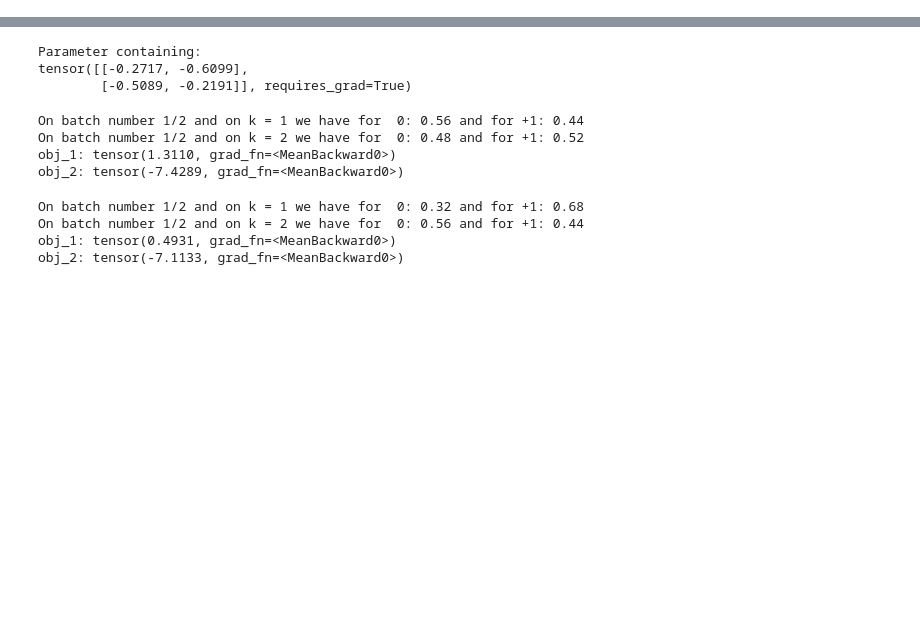
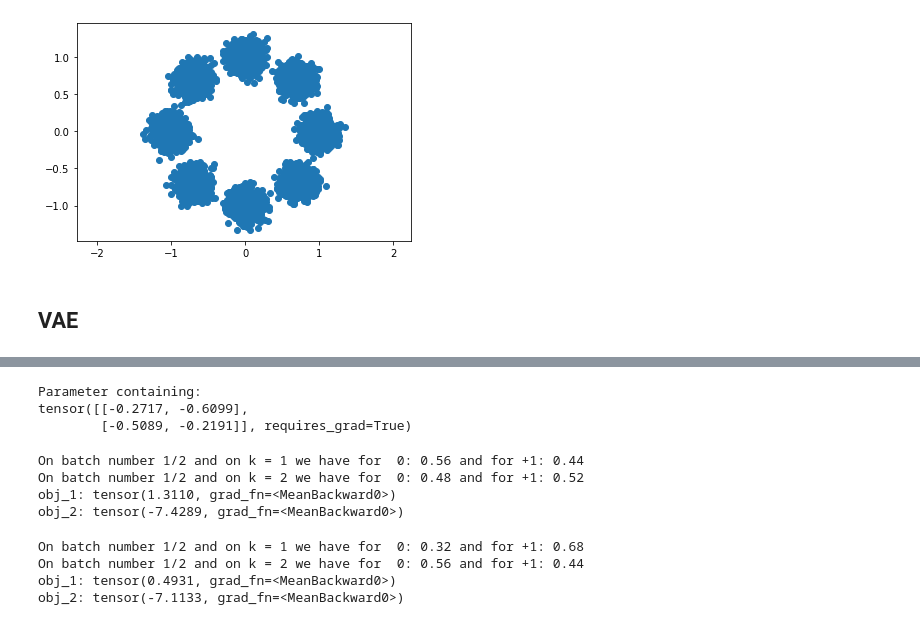
Before and after one commit to nkotelevskii/hmc, a Jupyter notebook: simple_examples.ipynb, the cells around one changed output, grey strips where cells are left out. Cells and saved outputs as stored; diff of their text form; code cells hidden in the pictures; blank space fills up the shorter version.

```diff
--- a/simple_examples.ipynb
+++ b/simple_examples.ipynb
@@ -50,8 +52,11 @@ class Decoder(nn.Module):
 # %%
 L = 2
-z_dim = 2
-N = 100
-device = "cpu"#"cuda:0" if torch.cuda.is_available() else "cpu"
+
+K = 1024
+z_dim = K
+N = 10000
+
+device = "cuda:1" if torch.cuda.is_available() else "cpu"
 
 args = dotdict({})
 args.K = 2
@@ -61,8 +66,8 @@ args.torchType = torch.float32
 args.device = device
 args.learnable_reverse = True
 args.learnable_accept = False
-args.num_epoches = 5000
-args.train_batch_size = 50
+args.num_epoches = 301
+args.train_batch_size = 200
 args.amortize = False
 args.gamma = 0.1 ## Stepsize
 args.alpha = 0.5  ## For partial momentum refresh
@@ -71,3 +76,8 @@ args.train_only_inference_cutoff = 5
 args.hoffman_idea = True
 args.separate_params = True
 args.use_barker = True
+
+
+std_normal = torch.distributions.Normal(loc=torch.tensor(0., device=device),
+                                                scale=torch.tensor(1., device=device))
+args.std_normal = std_normal
@@ -73,0 +115,23 @@ args.use_barker = True
+# %%
+# GMM with arbitraty many components
+comp_1 = 1
+comp_2 = 0.7
+args['num_gauss'] = 8
+args['p_gaussians'] = [torch.tensor(1. / args['num_gauss'], device=args.device, dtype=args.torchType)] * args['num_gauss']
+args['locs'] = [torch.tensor([0., comp_1], dtype=args.torchType, device=args.device),
+               torch.tensor([comp_2, comp_2], dtype=args.torchType, device=args.device),
+               torch.tensor([comp_1, 0.], dtype=args.torchType, device=args.device),
+               torch.tensor([comp_2, -comp_2], dtype=args.torchType, device=args.device),
+               torch.tensor([0., -comp_1], dtype=args.torchType, device=args.device),
+               torch.tensor([-comp_2, -comp_2], dtype=args.torchType, device=args.device),
+               torch.tensor([-comp_1, 0.], dtype=args.torchType, device=args.device),
+               torch.tensor([-comp_2, comp_2], dtype=args.torchType, device=args.device)]  # list of locations for each of these gaussians
+args['covs'] = [0.01 * torch.eye(2, dtype=args.torchType, device=args.device)] * args['num_gauss']   # list of covariance matrices for each of these
+
+target = GMM_target2(args, device)
+data = target.get_samples(10000)
+# %%
+plt.scatter(data[:, 0].cpu(), data[:, 1].cpu())
+plt.axis('equal');
+# %% [output]
+[figure, added]
@@ -73,0 +140,2 @@ args.use_barker = True
+# %% [markdown]
+## VAE
```
Also changed, not shown: parts of 17 cells of this notebook, 2 other files.
